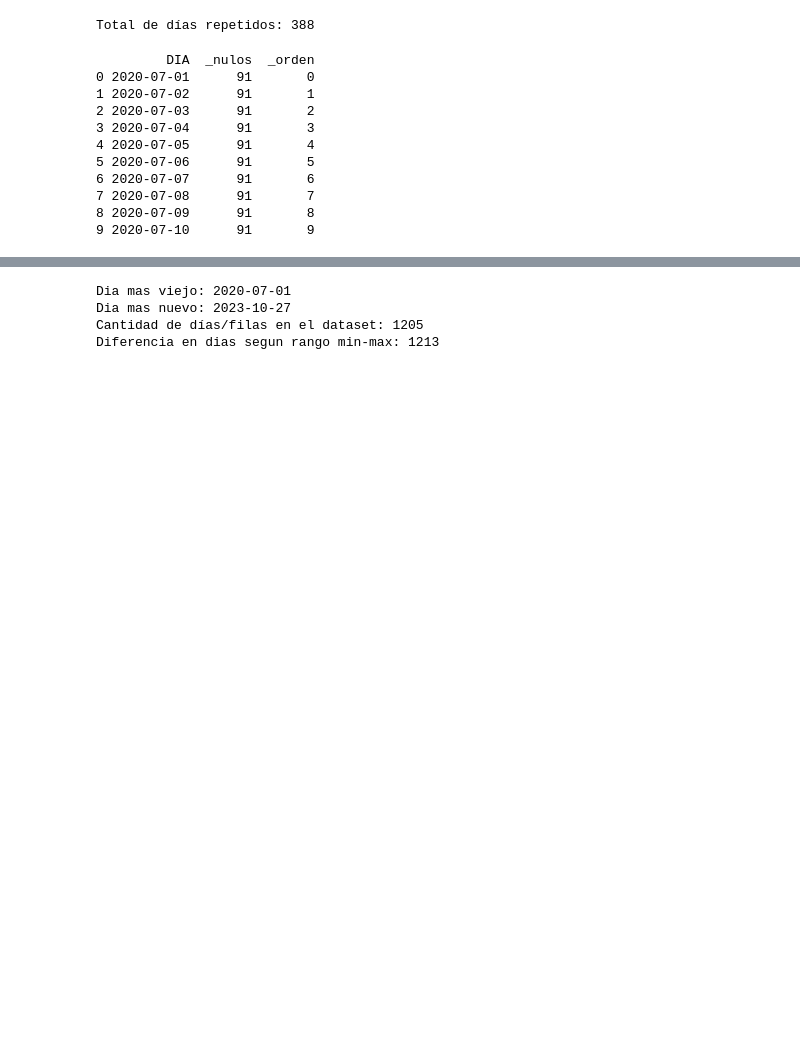
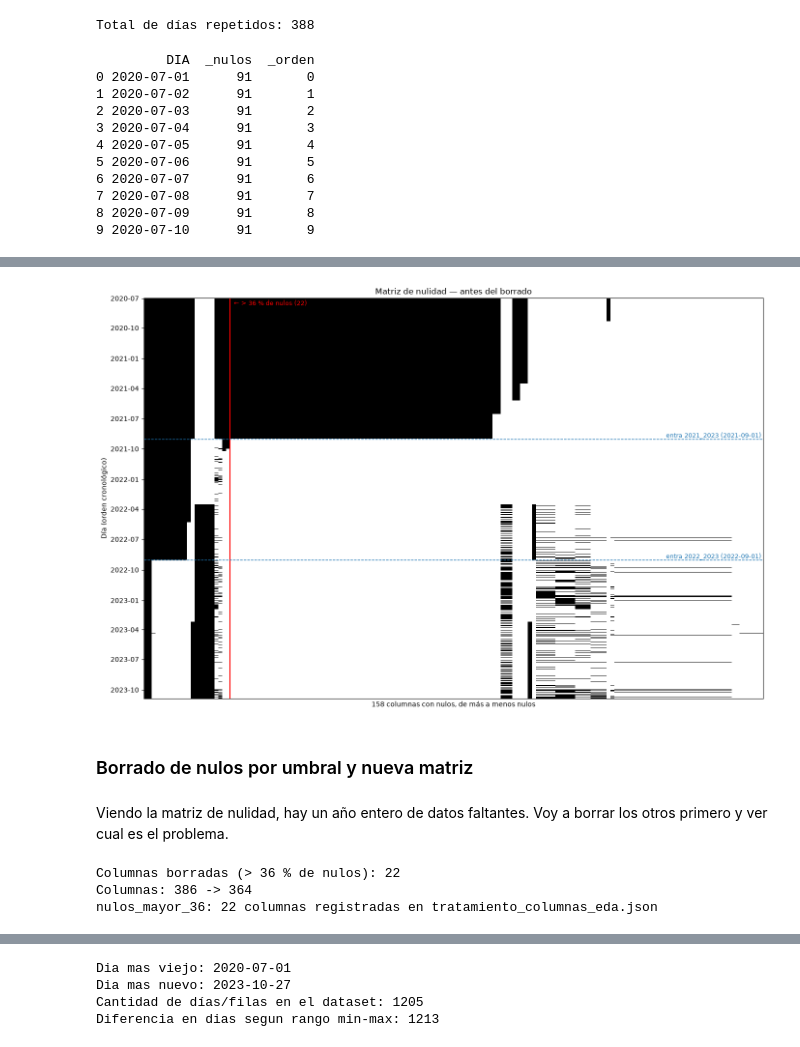
Before and after one commit to Marcjun/Cerveceria-LabDatosII, a Jupyter notebook: notebooks/eda.ipynb, the cells around one changed output, grey strips where cells are left out. Drawn from its saved outputs; the diff is of its cells as text; code cells hidden in the pictures; blank space fills up the shorter version.

```diff
--- a/notebooks/eda.ipynb
+++ b/notebooks/eda.ipynb
@@ -487,0 +637,21 @@ assert len(df_unido) == df_dup["DIA"].nunique()
+# %%
+matriz_nulidad(df_unido, umbral=UMBRAL_NULOS, titulo="Matriz de nulidad — antes del borrado")
+# %% [output]
+[figure, added]
+# %% [markdown]
+### Borrado de nulos por umbral y nueva matriz
+# %% [markdown]
+Viendo la matriz de nulidad, hay un año entero de datos faltantes. Voy a borrar los otros primero y ver cual es el problema.
+# %%
+a_borrar = pct_nulos[(pct_nulos > UMBRAL_NULOS) & ~pct_nulos.index.isin(protegidas)].index
+df_nulos = df_unido.drop(columns=a_borrar)
+
+print(f"Columnas borradas (> {UMBRAL_NULOS} % de nulos): {len(a_borrar)}")
+print(f"Columnas: {df_unido.shape[1]} -> {df_nulos.shape[1]}")
+
+# Guardo en el .json
+registrar_borradas(f"nulos_mayor_{UMBRAL_NULOS}", a_borrar)
+# %% [output]
+Columnas borradas (> 36 % de nulos): 22
+Columnas: 386 -> 364
+nulos_mayor_36: 22 columnas registradas en tratamiento_columnas_eda.json
```
Also changed, not shown: parts of 132 cells of this notebook, 3 other files.
